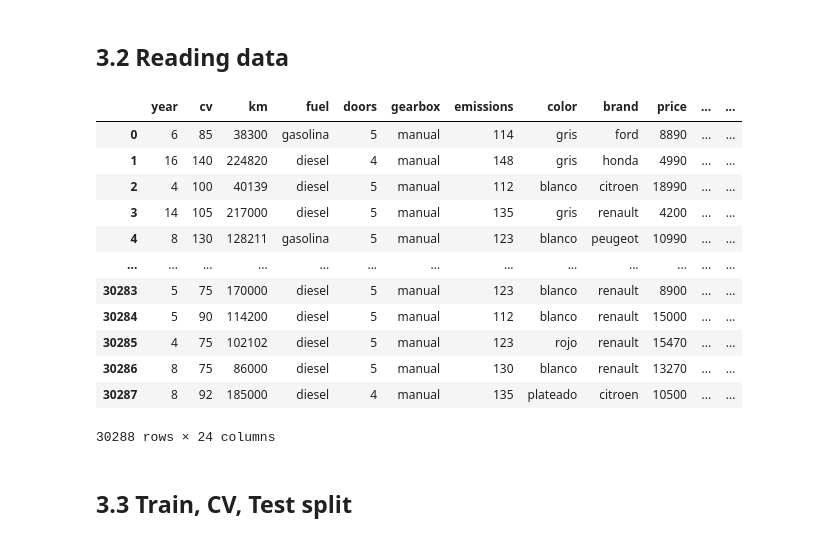
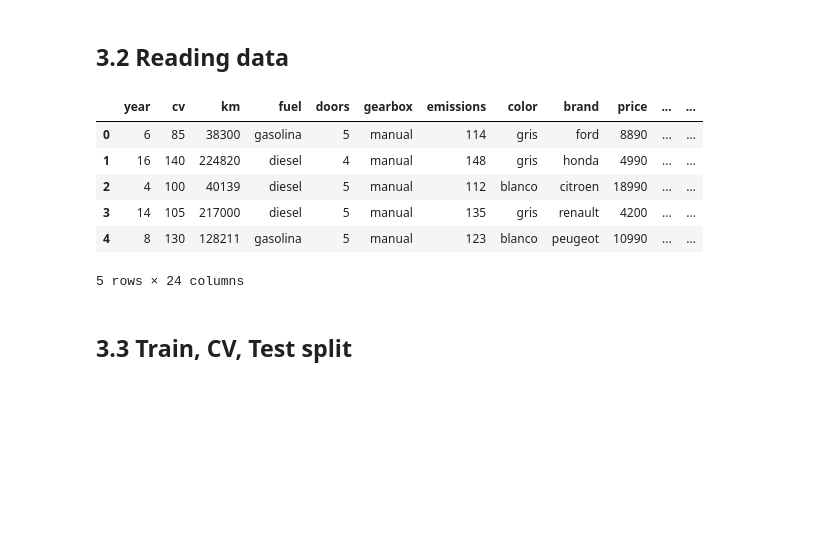
Before and after one commit to fbgr/car-price-model, a Jupyter notebook: python/3_modelling.ipynb, the cells around one changed output. Saved outputs shown, nothing was run; the diff lists cells and outputs as text; code cells hidden in the pictures; blank space fills up the shorter version.

```diff
--- a/python/3_modelling.ipynb
+++ b/python/3_modelling.ipynb
@@ -34,22 +34,16 @@ tf.config.list_physical_devices('GPU')
 ## 3.2 Reading data
 # %%
 cars = pd.read_csv('../data/cleaned_cars.csv')
-# %%
-cars
-# %% [output]
-|  | year | cv | km | fuel | doors | gearbox | emissions | color | brand | price | ... | ... |
-| 0 | 6 | 85 | 38300 | gasolina | 5 | manual | 114 | gris | ford | 8890 | ... | ... |
-| 1 | 16 | 140 | 224820 | diesel | 4 | manual | 148 | gris | honda | 4990 | ... | ... |
-| 2 | 4 | 100 | 40139 | diesel | 5 | manual | 112 | blanco | citroen | 18990 | ... | ... |
-| 3 | 14 | 105 | 217000 | diesel | 5 | manual | 135 | gris | renault | 4200 | ... | ... |
-| 4 | 8 | 130 | 128211 | gasolina | 5 | manual | 123 | blanco | peugeot | 10990 | ... | ... |
-| ... | ... | ... | ... | ... | ... | ... | ... | ... | ... | ... | ... | ... |
-| 30283 | 5 | 75 | 170000 | diesel | 5 | manual | 123 | blanco | renault | 8900 | ... | ... |
-| 30284 | 5 | 90 | 114200 | diesel | 5 | manual | 112 | blanco | renault | 15000 | ... | ... |
-| 30285 | 4 | 75 | 102102 | diesel | 5 | manual | 123 | rojo | renault | 15470 | ... | ... |
-| 30286 | 8 | 75 | 86000 | diesel | 5 | manual | 130 | blanco | renault | 13270 | ... | ... |
-| 30287 | 8 | 92 | 185000 | diesel | 4 | manual | 135 | plateado | citroen | 10500 | ... | ... |
-30288 rows × 24 columns
+# %%
+cars.head()
+# %% [output]
+|  | year | cv | km | fuel | doors | gearbox | emissions | color | brand | price | ... | ... |
+| 0 | 6 | 85 | 38300 | gasolina | 5 | manual | 114 | gris | ford | 8890 | ... | ... |
+| 1 | 16 | 140 | 224820 | diesel | 4 | manual | 148 | gris | honda | 4990 | ... | ... |
+| 2 | 4 | 100 | 40139 | diesel | 5 | manual | 112 | blanco | citroen | 18990 | ... | ... |
+| 3 | 14 | 105 | 217000 | diesel | 5 | manual | 135 | gris | renault | 4200 | ... | ... |
+| 4 | 8 | 130 | 128211 | gasolina | 5 | manual | 123 | blanco | peugeot | 10990 | ... | ... |
+5 rows × 24 columns
 # %% [markdown]
 ## 3.3 Train, CV, Test split
 # %% [markdown]
```
